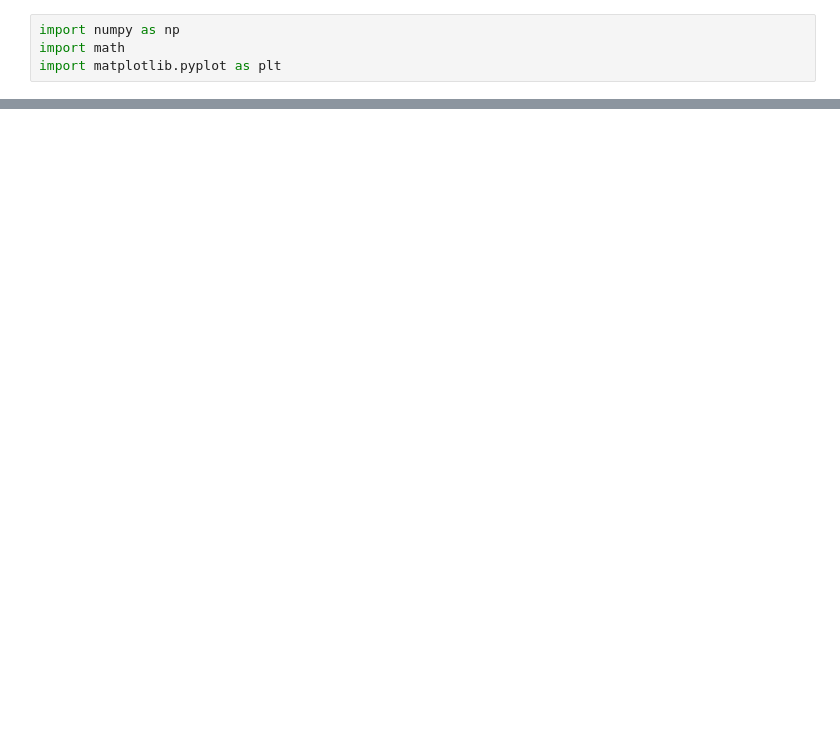
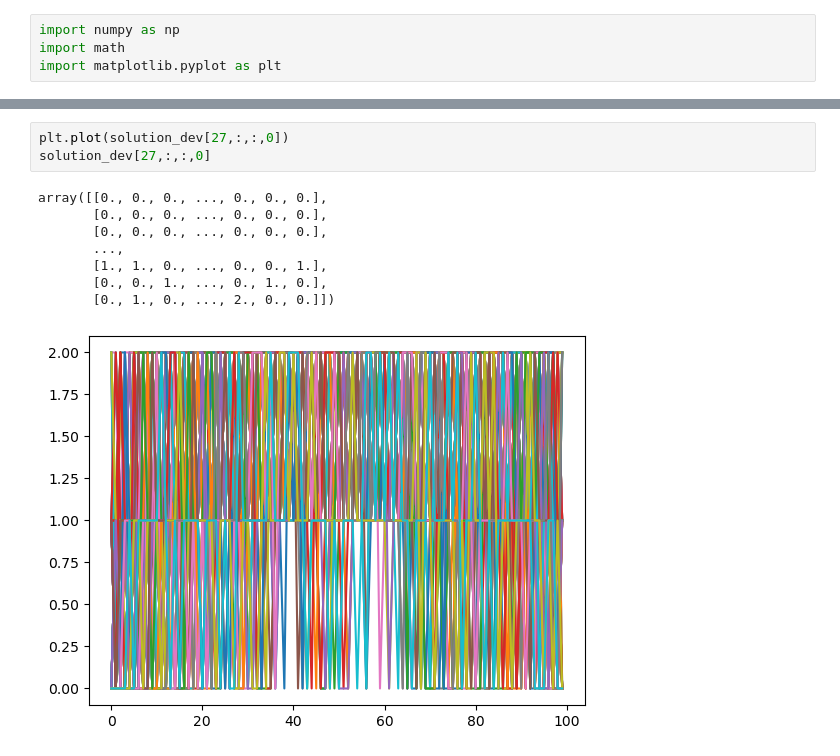
Before and after one commit to kuj24824/Complex_Systems, a Jupyter notebook: Code/BaseCityplanner_Alex.ipynb, the cells around one changed output, grey strips where cells are left out. Drawn from its saved outputs; the diff is of its cells as text; blank space fills up the shorter version.

```diff
--- a/Code/BaseCityplanner_Alex.ipynb
+++ b/Code/BaseCityplanner_Alex.ipynb
@@ -142,0 +161,12 @@ array([[2., 2., 2., ..., 1., 1., 2.],
+# %%
+plt.plot(solution_dev[27,:,:,0])
+solution_dev[27,:,:,0]
+# %% [output]
+array([[0., 0., 0., ..., 0., 0., 0.],
+       [0., 0., 0., ..., 0., 0., 0.],
+       [0., 0., 0., ..., 0., 0., 0.],
+       ...,
+       [1., 1., 0., ..., 0., 0., 1.],
+       [0., 0., 1., ..., 0., 1., 0.],
+       [0., 1., 0., ..., 2., 0., 0.]])
+[figure, added]
```
Also changed, not shown: parts of 8 cells of this notebook.
